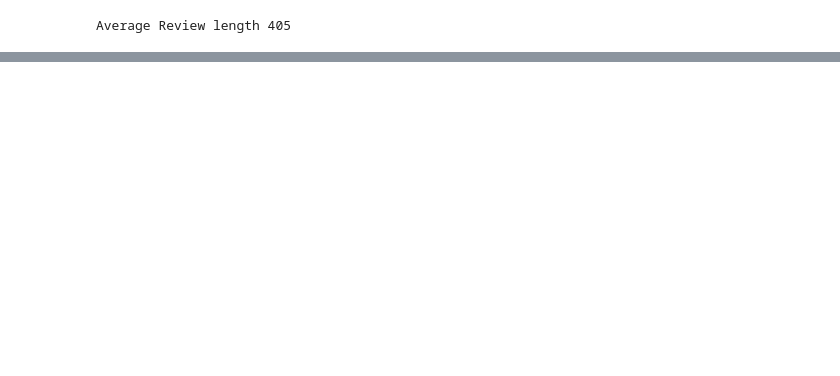
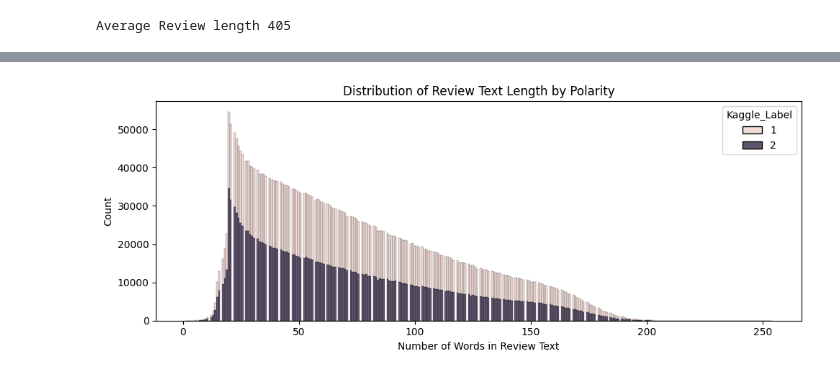
Before and after one commit to tmsprks/IE7500-GroupProject, a Jupyter notebook: SA-NLP.ipynb, the cells around one changed output, grey strips where cells are left out. Saved outputs shown, nothing was run; the diff lists cells and outputs as text; code cells hidden in the pictures; blank space fills up the shorter version.

```diff
--- a/SA-NLP.ipynb
+++ b/SA-NLP.ipynb
@@ -185,0 +213,25 @@ plt.show()
+# %%
+### Make a copy of the dataframe
+df = train_df.copy()
+
+### Check for null values
+null_value_count_for_review_column = df[KaggleDataSet.get_review_column_name()].isnull().sum()
+
+### Replace null values with an empty string
+if null_value_count_for_review_column > 0:
+    df[KaggleDataSet.get_review_column_name()] = df[KaggleDataSet.get_review_column_name()].fillna('')
+
+# Add length columns
+df['review_text_len'] = df[KaggleDataSet.get_review_column_name()].apply(lambda x: len(x.split()))
+
+###
+### Review Length Distribution
+###
+plt.figure(figsize=(10, 4))
+sns.histplot(data=df, x='review_text_len', hue=KaggleDataSet.get_kaggle_polarity_column_name(), multiple='stack')
+plt.title('Distribution of Review Text Length by Polarity')
+plt.xlabel('Number of Words in Review Text')
+plt.tight_layout()
+plt.show()
+# %% [output]
+[figure, added]
```
Also changed, not shown: parts of 12 cells of this notebook, 3 other files.
